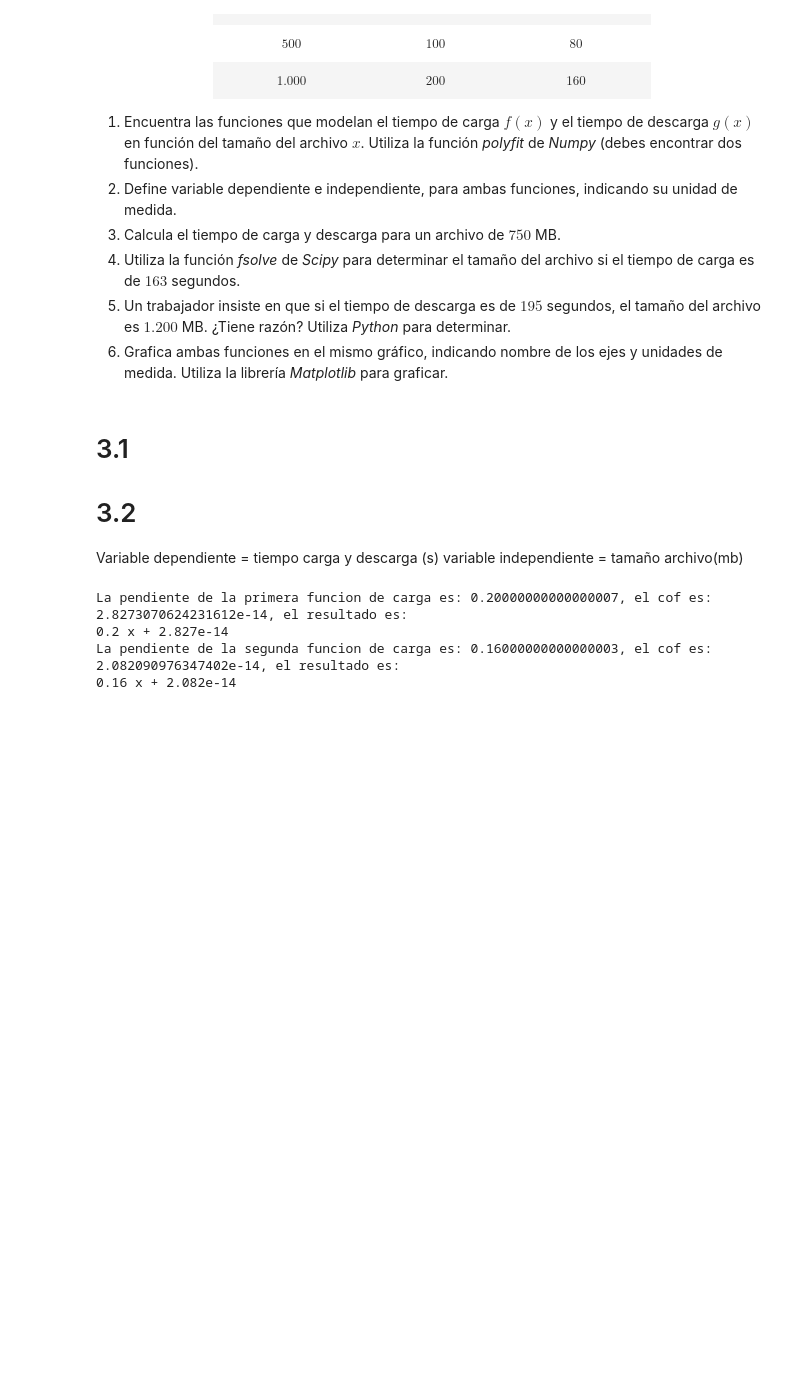
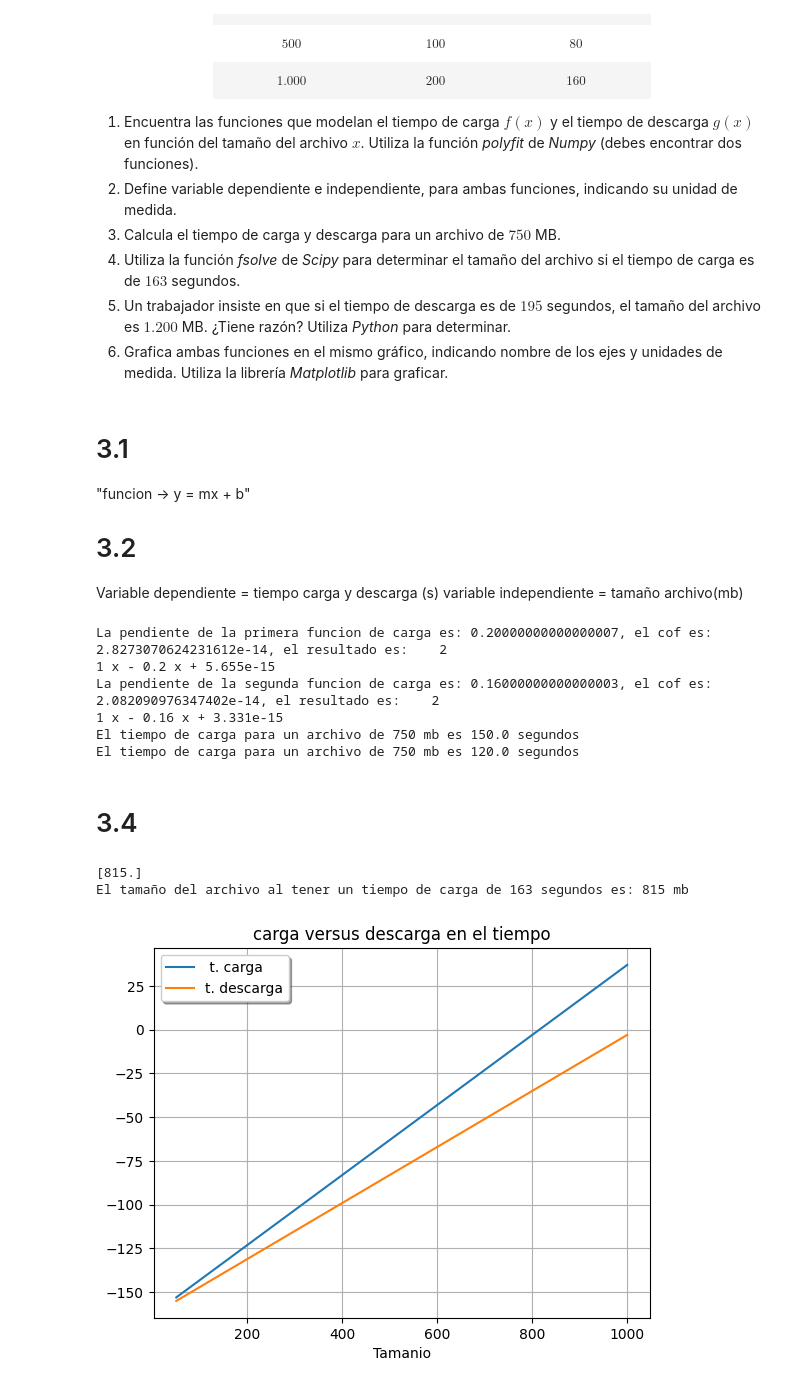
Before and after one commit to Lucianoridlf/FPY1101, a Jupyter notebook: Unidad 1/Guía 1/Guía2.ipynb, the cells around one changed output. Cells and saved outputs as stored; diff of their text form; code cells hidden in the pictures; blank space fills up the shorter version.

```diff
--- a/Unidad 1/Guía 1/Guía2.ipynb
+++ b/Unidad 1/Guía 1/Guía2.ipynb
@@ -180,6 +182,7 @@ Una empresa de tecnología quiere optimizar el tiempo de carga y descarga de arc
 6. Grafica ambas funciones en el mismo gráfico, indicando nombre de los ejes y unidades de medida. Utiliza la librería *Matplotlib* para graficar.
 # %% [markdown]
 # 3.1
+"funcion -> y = mx + b"
 
 # 3.2
 Variable dependiente = tiempo carga y descarga (s)
@@ -196,19 +199,56 @@ descarga = np.array([8, 16, 40, 80 ,160])
 #ajuste
 
 mb_carga = np.polyfit(tamanio, carga, 1)
-pol_carga = np.poly1d(mb_carga)
+pol_carga = np.poly1d(mb_carga, 1)
 
 mb_descarga = np.polyfit(tamanio, descarga, 1)
-pol_descarga = np.poly1d(mb_descarga)
+pol_descarga = np.poly1d(mb_descarga, 1)
 
 print(f'La pendiente de la primera funcion de carga es: {mb_carga[0]}, el cof es: {mb_carga[1]}, el resultado es: {pol_carga}')
 print(f'La pendiente de la segunda funcion de carga es: {mb_descarga[0]}, el cof es: {mb_descarga[1]}, el resultado es: {pol_descarga}')
 
 
+#3.3
 def tiempo_carga(x):
-    return pol_carga * x
+    return  0.2 * x
+
+def tiempo_descarga(x):
+    return 0.16 * x
+
+print(f'El tiempo de carga para un archivo de 750 mb es {tiempo_carga(750)} segundos')
+print(f'El tiempo de carga para un archivo de 750 mb es {tiempo_descarga(750)} segundos')
 # %% [output]
-La pendiente de la primera funcion de carga es: 0.20000000000000007, el cof es: 2.8273070624231612e-14, el resultado es:
-0.2 x + 2.827e-14
-La pendiente de la segunda funcion de carga es: 0.16000000000000003, el cof es: 2.082090976347402e-14, el resultado es:
-0.16 x + 2.082e-14
+La pendiente de la primera funcion de carga es: 0.20000000000000007, el cof es: 2.8273070624231612e-14, el resultado es:    2
+1 x - 0.2 x + 5.655e-15
+La pendiente de la segunda funcion de carga es: 0.16000000000000003, el cof es: 2.082090976347402e-14, el resultado es:    2
+1 x - 0.16 x + 3.331e-15
+El tiempo de carga para un archivo de 750 mb es 150.0 segundos
+El tiempo de carga para un archivo de 750 mb es 120.0 segundos
+# %% [markdown]
+# 3.4
+# %%
+
+def t_carga(x):
+    return 0.2 * x - 163
+
+def t_descarga(x):
+    return 0.16 * x - 163
+
+sol_carga = fsolve(t_carga, 56)
+sol_descarga = fsolve(t_descarga, 56)
+print (sol_carga)
+
+print(f'El tamaño del archivo al tener un tiempo de carga de 163 segundos es: {sol_carga[0]:.0f} mb')
+
+dist_3 = np.linspace(tamanio.min(), tamanio.max(), 100)
+plt.plot(dist_3, t_carga(dist_3), label = " t. carga")
+plt.plot(dist_3, t_descarga(dist_3), label = "t. descarga")
+plt.grid(True)
+plt.xlabel('Tamanio')
+plt.title('carga versus descarga en el tiempo')
+plt.legend(shadow= True, frameon= True)
+plt.show()
+# %% [output]
+[815.]
+El tamaño del archivo al tener un tiempo de carga de 163 segundos es: 815 mb
+[figure, added]
```
Also changed, not shown: parts of 24 cells of this notebook.
